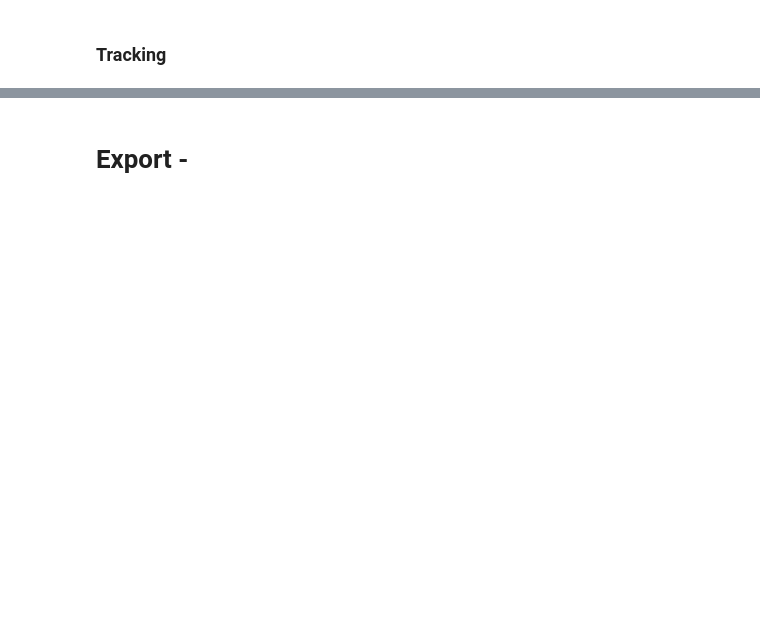
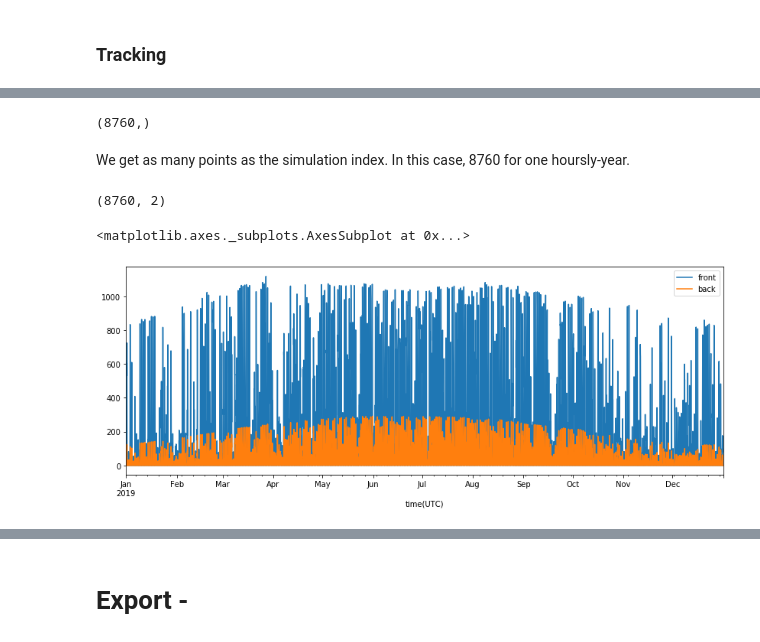
Before and after one commit to francisco-ar/pvtools, a Jupyter notebook: nbs/07_modelling.mypvfactors.ipynb, the cells around one changed output, grey strips where cells are left out. Drawn from its saved outputs; the diff is of its cells as text; code cells hidden in the pictures; blank space fills up the shorter version.

```diff
--- a/nbs/07_modelling.mypvfactors.ipynb
+++ b/nbs/07_modelling.mypvfactors.ipynb
@@ -367,0 +439,21 @@ TypeError: plot_at_idx() missing 1 required positional argument: 'ax'
+# %%
+irr_year = pvarray.ts_pvrows[0].back.get_param_weighted('qinc'); irr_year.shape
+# %% [output]
+(8760,)
+# %% [markdown]
+We get as many points as the simulation index. In this case, 8760 for one hoursly-year.
+# %%
+res_array = np.vstack([pvarray.ts_pvrows[0].front.get_param_weighted('qinc'),
+                     pvarray.ts_pvrows[0].back.get_param_weighted('qinc')]).T
+res_array.shape
+# %% [output]
+(8760, 2)
+# %%
+results = DataFrame(res_array,
+                    columns=['front', 'back'],
+                    index=data.index )
+# %%
+results.plot(figsize=(14,5))
+# %% [output]
+<matplotlib.axes._subplots.AxesSubplot at 0x...>
+[figure, added]
```
Also changed, not shown: parts of 49 cells of this notebook.
